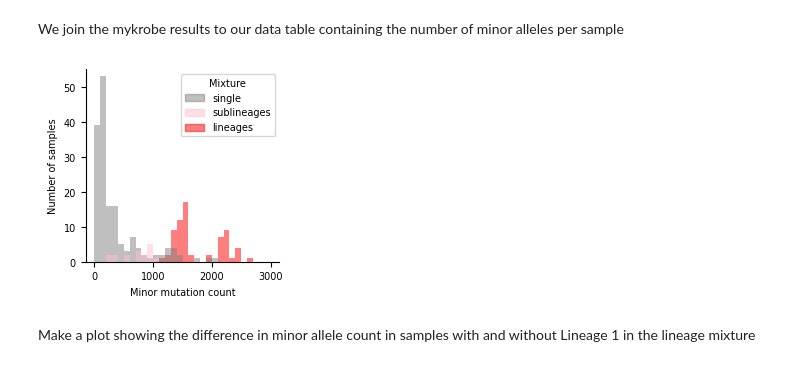
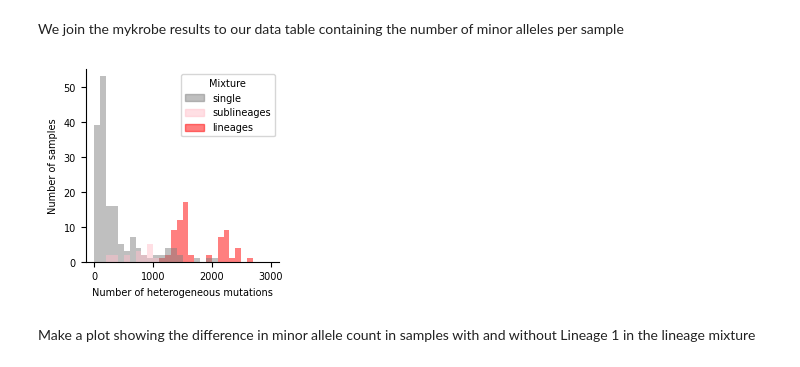
Before and after one commit to viktoria023/thesis-repository, a Jupyter notebook: tuberculosis-RNAP-subpopulations/analysis_refactored.ipynb, the cells around one changed output. Cells and saved outputs as stored; diff of their text form; code cells hidden in the pictures.

```diff
--- a/tuberculosis-RNAP-subpopulations/analysis_refactored.ipynb
+++ b/tuberculosis-RNAP-subpopulations/analysis_refactored.ipynb
@@ -1124,35 +1164,35 @@ legend_order = ['single', 'sublineages', 'lineages']
 # Store proxies for the legend
 legend_proxies = {}
 
 # Loop through each group and plot its histogram
 for (label, group), color in zip(groups, colors):
     group['MINOR_COUNT'].plot(
         kind='hist',
         bins=range(0, 3100, 100),  # Adjust bin size if necessary
         color=color,
         alpha=0.5,  # Make bars semi-transparent for overlapping
         label=label,
         ax=ax
     )
     # Create a proxy artist for the legend
     if label in legend_order:
         legend_proxies[label] = mpatches.Patch(color=color, alpha=0.5)
 
 # Add the legend with the correct order
 ordered_proxies = [legend_proxies[label] for label in legend_order]
 ax.legend(ordered_proxies, legend_order, title='Mixture', loc='upper right')
 
 # Add labels and customize appearance
 ax.set_ylim(0, 55)
 ax.set_yticks(range(0, 60, 10))
-ax.set_xlabel('Minor mutation count')
+ax.set_xlabel('Number of heterogeneous mutations')
 ax.set_ylabel('Number of samples')
 ax.spines["top"].set_visible(False)
 ax.spines["right"].set_visible(False)
 
 fig.savefig('pdf/bar-lineage-minor-allele-counts.pdf', bbox_inches='tight', transparent=True)
 # %% [output]
-[figure, old version]
+[figure, new version]
 # %% [markdown]
 Make a plot showing the difference in minor allele count in samples with and without Lineage 1 in the lineage mixture
 # %%
```
Also changed, not shown: parts of 11 cells of this notebook.
